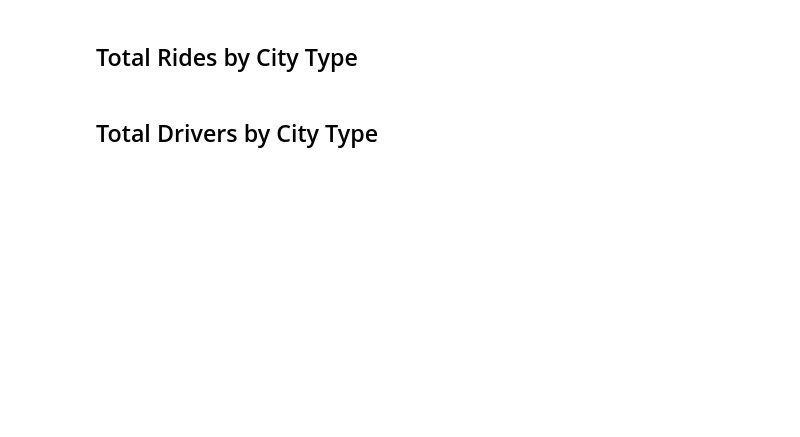
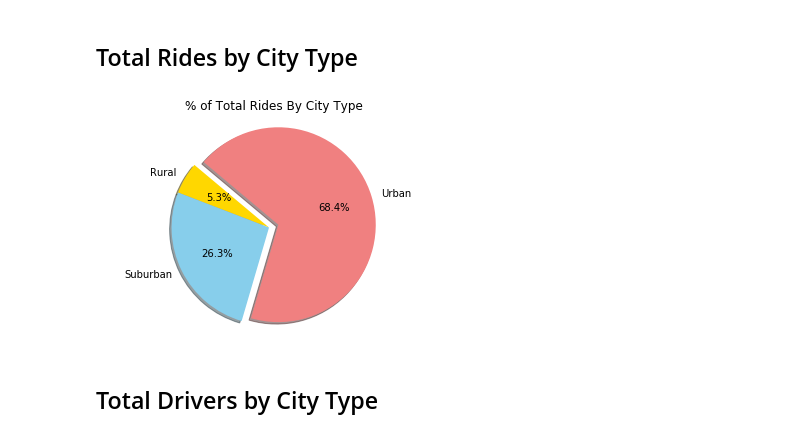
Before and after one commit to kgreenwalt/Pyber, a Jupyter notebook: pyber_starter.ipynb, the cells around one changed output. Drawn from its saved outputs; the diff is of its cells as text; code cells hidden in the pictures; blank space fills up the shorter version.

```diff
--- a/pyber_starter.ipynb
+++ b/pyber_starter.ipynb
@@ -112,3 +110,21 @@ plt.show()
+# %%
+# Calculate Ride Percents
+total_rides = pyber_data.groupby(['type'])['ride_id'].count()
+
+# Build Pie Chart
+labels = ["Rural","Suburban","Urban" ]
+colors = ["gold","skyblue","lightcoral"]
+explode = (0, 0, 0.1)
+plt.title("% of Total Rides By City Type")
+plt.pie(total_rides, explode=explode, labels=labels, colors=colors,
+        autopct="%1.1f%%", shadow=True, startangle=140)
+plt.axis("equal")
+plt.show()
+
+# Save Figure
+#plt.savefig("Images/% of Total Rides By City Types.png")
+# %% [output]
+[figure, added]
 # %%
 # Show Figure
 plt.show()
```
Also changed, not shown: parts of 7 cells of this notebook.
